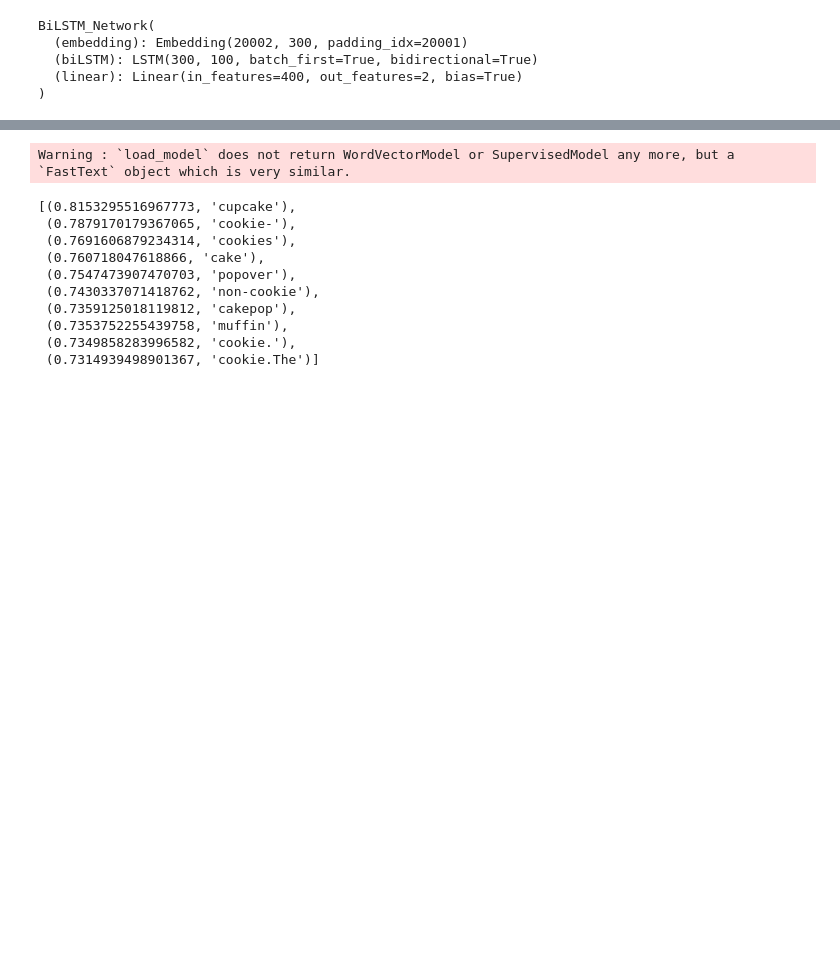
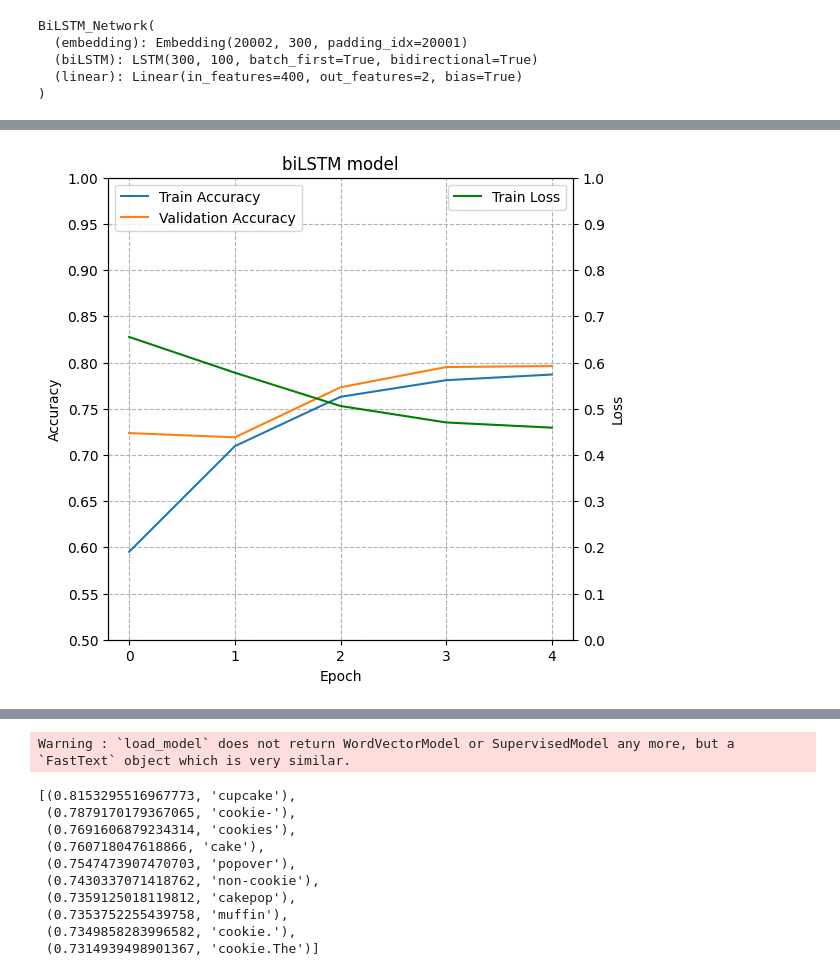
Before and after one commit to RasmusML/nlp_question_answer_project, a Jupyter notebook: 2. Representation Learning.ipynb, the cells around one changed output, grey strips where cells are left out. Drawn from its saved outputs; the diff is of its cells as text; code cells hidden in the pictures; blank space fills up the shorter version.

```diff
--- a/2. Representation Learning.ipynb
+++ b/2. Representation Learning.ipynb
@@ -211,3 +317,26 @@ def prepare_embedding_matrix(embed_matrix):
+# %%
+def plot_network_learning(model_name, train_accuracies, test_accuracies, train_losses=None):
+    fig, ax = plt.subplots(figsize=(6,6))
+
+    ax.grid(linestyle="--")
+    ax.set_title(model_name)
+    ax.set_ylabel("Accuracy")
+    ax.set_xlabel("Epoch")
+
+    epoch_range = np.arange(len(train_accuracies), step=1)
+    ax.plot(epoch_range, train_accuracies)
+    ax.plot(epoch_range, test_accuracies)
+    ax.legend(["Train Accuracy", "Validation Accuracy"], loc="upper left")
+
+    ax.set_yticks(np.linspace(0.5, 1, 11))
+    ax.set_xticks(epoch_range)
+
+    if train_losses != None:
+        ax2 = ax.twinx()
+        ax2.plot(epoch_range, train_losses, c="g")
+        ax2.set_yticks(np.linspace(0, 1, 11))
+        ax2.set_ylabel("Loss")
+        ax2.legend(["Train Loss"], loc="upper right")
 # %%
 device = torch.device("cuda") if torch.cuda.is_available() else torch.device("cpu")
 # %%
@@ -392,0 +385,4 @@ ax.set_xticks(epoch_range);
+# %%
+plot_network_learning("biLSTM model", train_accuracies, test_accuracies, train_losses)
+# %% [output]
+[figure, added]
```
Also changed, not shown: parts of 41 cells of this notebook.
